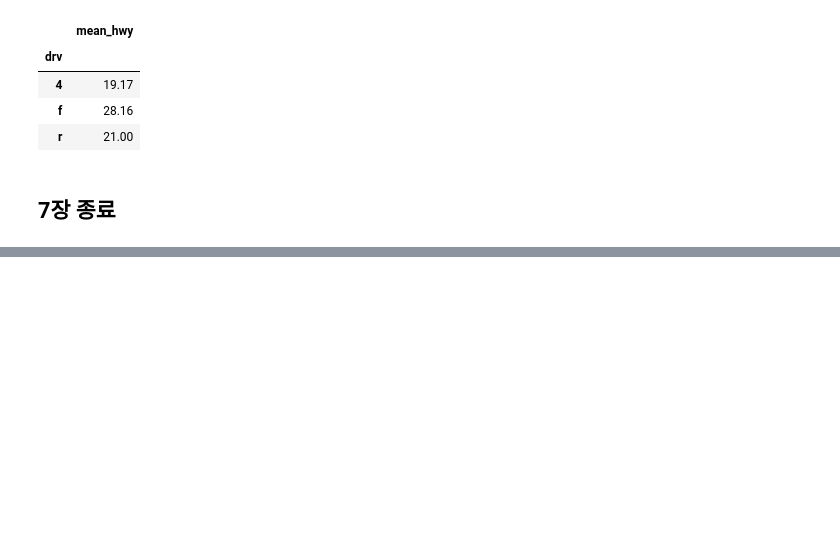
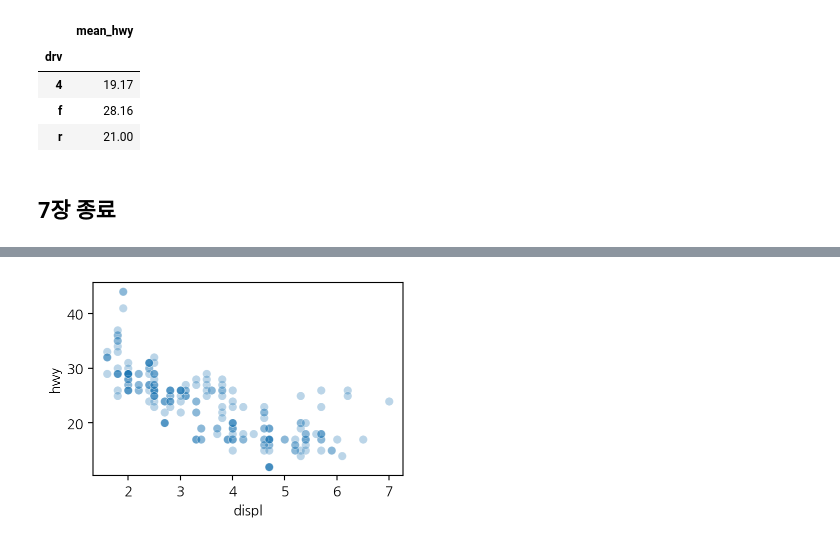
Before and after one commit to yesung05/2025-1-myclass-BDA, a Jupyter notebook: inclass/09w_A_mon_0512_easy_ch7.ipynb, the cells around one changed output, grey strips where cells are left out. Cells and saved outputs as stored; diff of their text form; code cells hidden in the pictures; blank space fills up the shorter version.

```diff
--- a/inclass/09w_A_mon_0512_easy_ch7.ipynb
+++ b/inclass/09w_A_mon_0512_easy_ch7.ipynb
@@ -823,0 +859,4 @@ mpg.groupby('drv').agg(mean_hwy = ('hwy', 'mean'))
+# %%
+sns.scatterplot(data = mpg, x = 'displ', y = 'hwy', alpha =.3);
+# %% [output]
+[figure, added]
```
Also changed, not shown: parts of 21 cells of this notebook.
